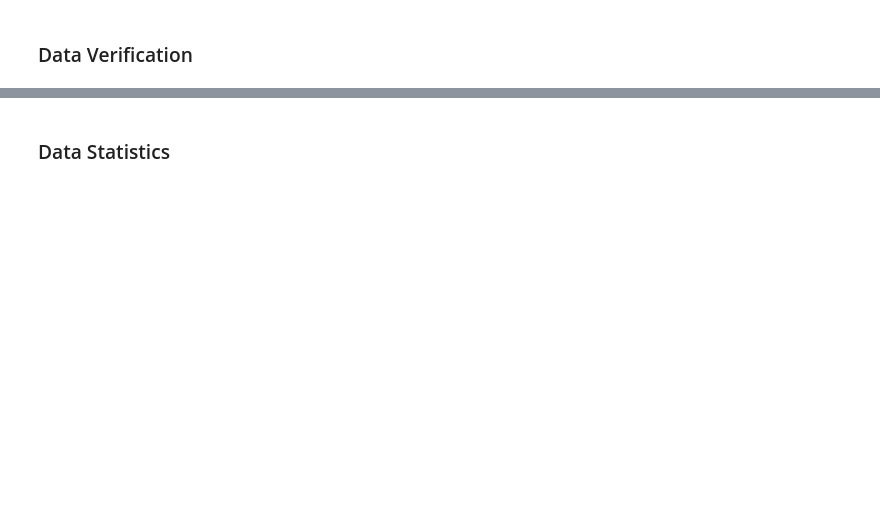
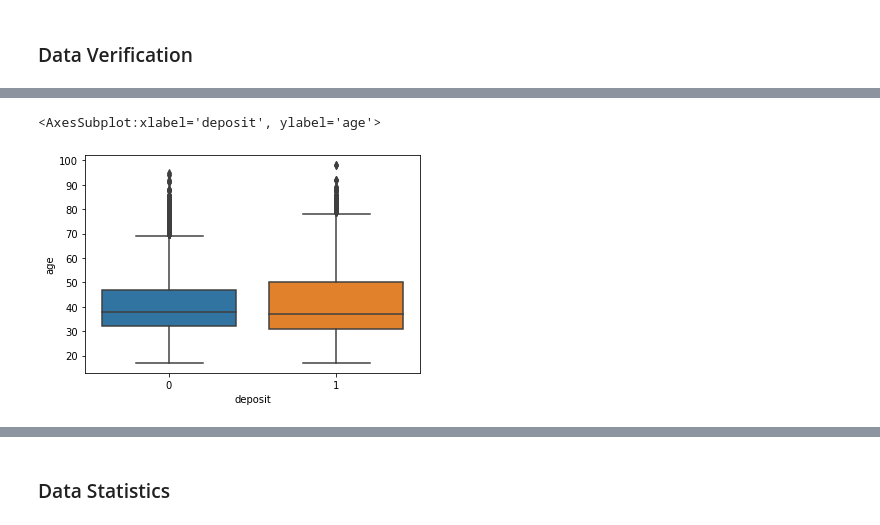
Before and after one commit to CSML1000-Winter2021-GroupA/bank-analysis, a Jupyter notebook: Bank_Analysis_Report_ROUGH.ipynb, the cells around one changed output, grey strips where cells are left out. Cells and saved outputs as stored; diff of their text form; code cells hidden in the pictures; blank space fills up the shorter version.

```diff
--- a/Bank_Analysis_Report_ROUGH.ipynb
+++ b/Bank_Analysis_Report_ROUGH.ipynb
@@ -292,0 +1270,5 @@ Our C-statistic is 0.9 which is > 0.7
+# %%
+sns.boxplot(x = 'deposit', y = 'age', data = bank_model_df)
+# %% [output]
+<AxesSubplot:xlabel='deposit', ylabel='age'>
+[figure, added]
```
Also changed, not shown: parts of 93 cells of this notebook.
